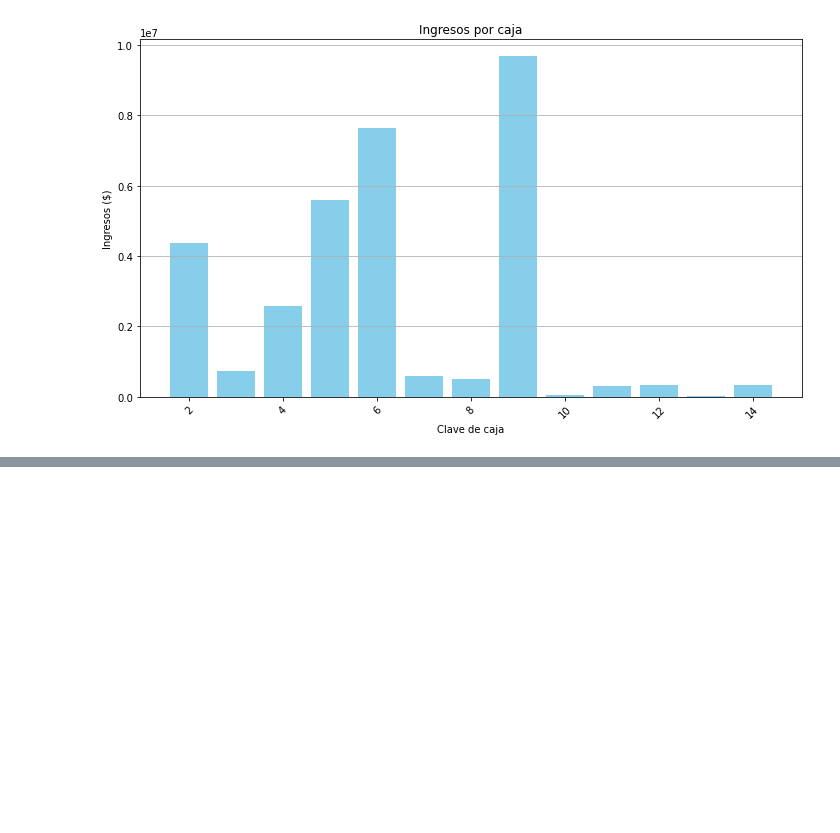
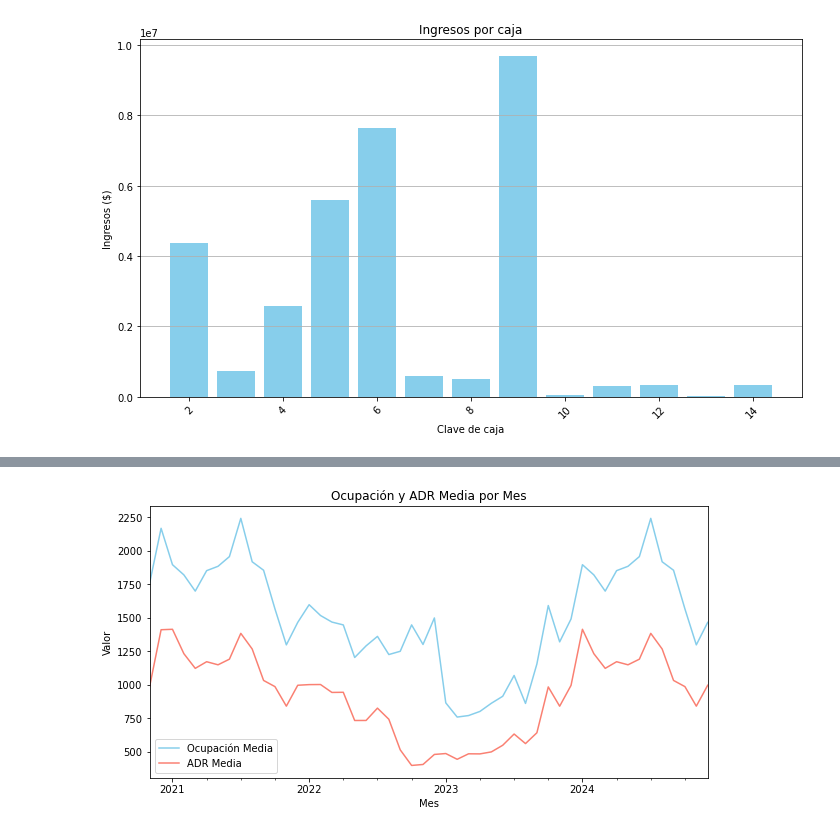
Before and after one commit to carolinahdzm/TCA_clasificacion_Equipo3, a Jupyter notebook: EDA_equipo3.ipynb, the cells around one changed output, grey strips where cells are left out. Saved outputs shown, nothing was run; the diff lists cells and outputs as text; code cells hidden in the pictures; blank space fills up the shorter version.

```diff
--- a/EDA_equipo3.ipynb
+++ b/EDA_equipo3.ipynb
@@ -739,0 +753,20 @@ plt.show()
+# %%
+# Convertir fechas y agregar columna de mes
+df_ocup["Fecha_hoy"] = pd.to_datetime(df_ocup["Fecha_hoy"])
+df_ocup["Mes"] = df_ocup["Fecha_hoy"].dt.to_period("M")
+
+# Agrupar por mes y calcular la media de ocupación y ADR
+ocupacion_mes = df_ocup.groupby("Mes")["ing_hab"].mean()
+adr_mes = df_ocup.groupby("Mes")["ADR"].mean()
+
+# Graficar
+plt.figure(figsize=(10, 5))
+ocupacion_mes.plot(label="Ocupación Media", color="skyblue")
+adr_mes.plot(label="ADR Media", color="salmon")
+plt.title("Ocupación y ADR Media por Mes")
+plt.xlabel("Mes")
+plt.ylabel("Valor")
+plt.legend()
+plt.show()
+# %% [output]
+[figure, added]
```
Also changed, not shown: parts of 8 cells of this notebook.
